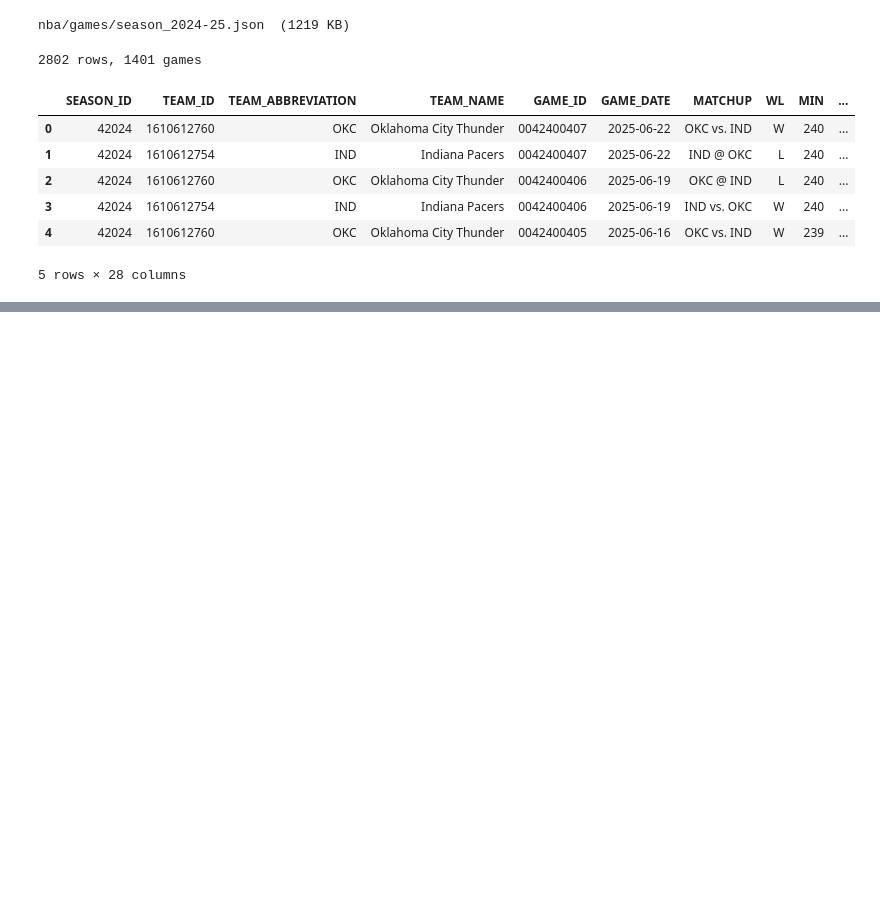
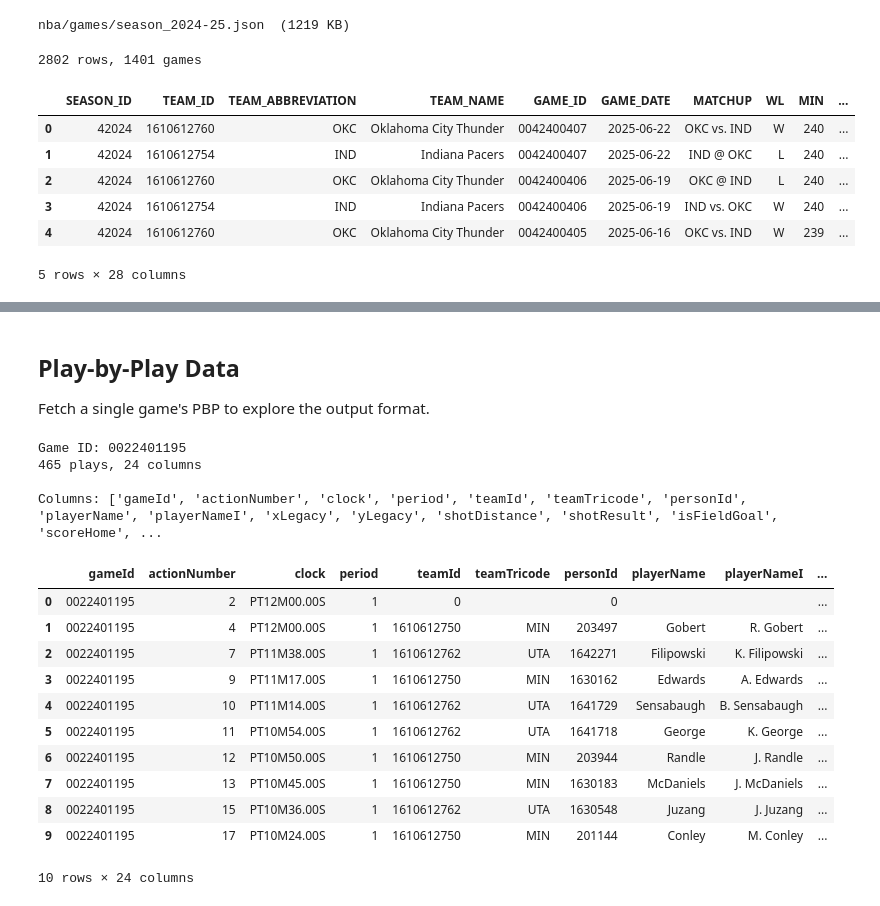
Before and after one commit to cziwang/prediction-market-exploration, a Jupyter notebook: notebooks/nba_eda.ipynb, the cells around one changed output, grey strips where cells are left out. Cells and saved outputs as stored; diff of their text form; code cells hidden in the pictures; blank space fills up the shorter version.

```diff
--- a/notebooks/nba_eda.ipynb
+++ b/notebooks/nba_eda.ipynb
@@ -34,3 +34,9 @@ df.head()
 | 3 | 42024 | 1610612754 | IND | Indiana Pacers | 0042400406 | 2025-06-19 | IND vs. OKC | W | 240 | ... |
 | 4 | 42024 | 1610612760 | OKC | Oklahoma City Thunder | 0042400405 | 2025-06-16 | OKC vs. IND | W | 239 | ... |
 5 rows × 28 columns
+# %%
+# Derive game type from GAME_ID prefix (3rd digit)
+# 1 = Preseason, 2 = Regular Season, 3 = All-Star, 4 = Playoffs
+game_type_map = {"1": "Preseason", "2": "Regular Season", "3": "All-Star", "4": "Playoffs"}
+df["GAME_TYPE"] = df["GAME_ID"].astype(str).str[2].map(game_type_map)
+df["GAME_TYPE"].value_counts()
@@ -53,5 +91,33 @@ df["PTS"].hist(bins=30, figsize=(10, 4))
-# %%
-# Home vs away win rates
-df["is_home"] = df["MATCHUP"].str.contains("vs.")
-home_wr = df.groupby("is_home")["WL"].value_counts(normalize=True).unstack()
-home_wr
+# %% [markdown]
+## Play-by-Play Data
+
+Fetch a single game's PBP to explore the output format.
+# %%
+from nba_api.stats.endpoints import playbyplayv3
+
+# Pick a regular season game
+sample_game_id = df.loc[df["GAME_TYPE"] == "Regular Season", "GAME_ID"].iloc[0]
+print(f"Game ID: {sample_game_id}")
+
+pbp = playbyplayv3.PlayByPlayV3(game_id=sample_game_id, start_period=1, end_period=10)
+pbp_df = pbp.get_data_frames()[0]
+print(f"{len(pbp_df)} plays, {pbp_df.shape[1]} columns")
+print(f"\nColumns: {pbp_df.columns.tolist()}")
+pbp_df.head(10)
+# %% [output]
+Game ID: 0022401195
+465 plays, 24 columns
+
+Columns: ['gameId', 'actionNumber', 'clock', 'period', 'teamId', 'teamTricode', 'personId', 'playerName', 'playerNameI', 'xLegacy', 'yLegacy', 'shotDistance', 'shotResult', 'isFieldGoal', 'scoreHome', ...
+|  | gameId | actionNumber | clock | period | teamId | teamTricode | personId | playerName | playerNameI | ... |
+| 0 | 0022401195 | 2 | PT12M00.00S | 1 | 0 |  | 0 |  |  | ... |
+| 1 | 0022401195 | 4 | PT12M00.00S | 1 | 1610612750 | MIN | 203497 | Gobert | R. Gobert | ... |
+| 2 | 0022401195 | 7 | PT11M38.00S | 1 | 1610612762 | UTA | 1642271 | Filipowski | K. Filipowski | ... |
+| 3 | 0022401195 | 9 | PT11M17.00S | 1 | 1610612750 | MIN | 1630162 | Edwards | A. Edwards | ... |
+| 4 | 0022401195 | 10 | PT11M14.00S | 1 | 1610612762 | UTA | 1641729 | Sensabaugh | B. Sensabaugh | ... |
+| 5 | 0022401195 | 11 | PT10M54.00S | 1 | 1610612762 | UTA | 1641718 | George | K. George | ... |
+| 6 | 0022401195 | 12 | PT10M50.00S | 1 | 1610612750 | MIN | 203944 | Randle | J. Randle | ... |
+| 7 | 0022401195 | 13 | PT10M45.00S | 1 | 1610612750 | MIN | 1630183 | McDaniels | J. McDaniels | ... |
+| 8 | 0022401195 | 15 | PT10M36.00S | 1 | 1610612762 | UTA | 1630548 | Juzang | J. Juzang | ... |
+| 9 | 0022401195 | 17 | PT10M24.00S | 1 | 1610612750 | MIN | 201144 | Conley | M. Conley | ... |
+10 rows × 24 columns
```
Also changed, not shown: parts of 8 cells of this notebook, 1 other file.
